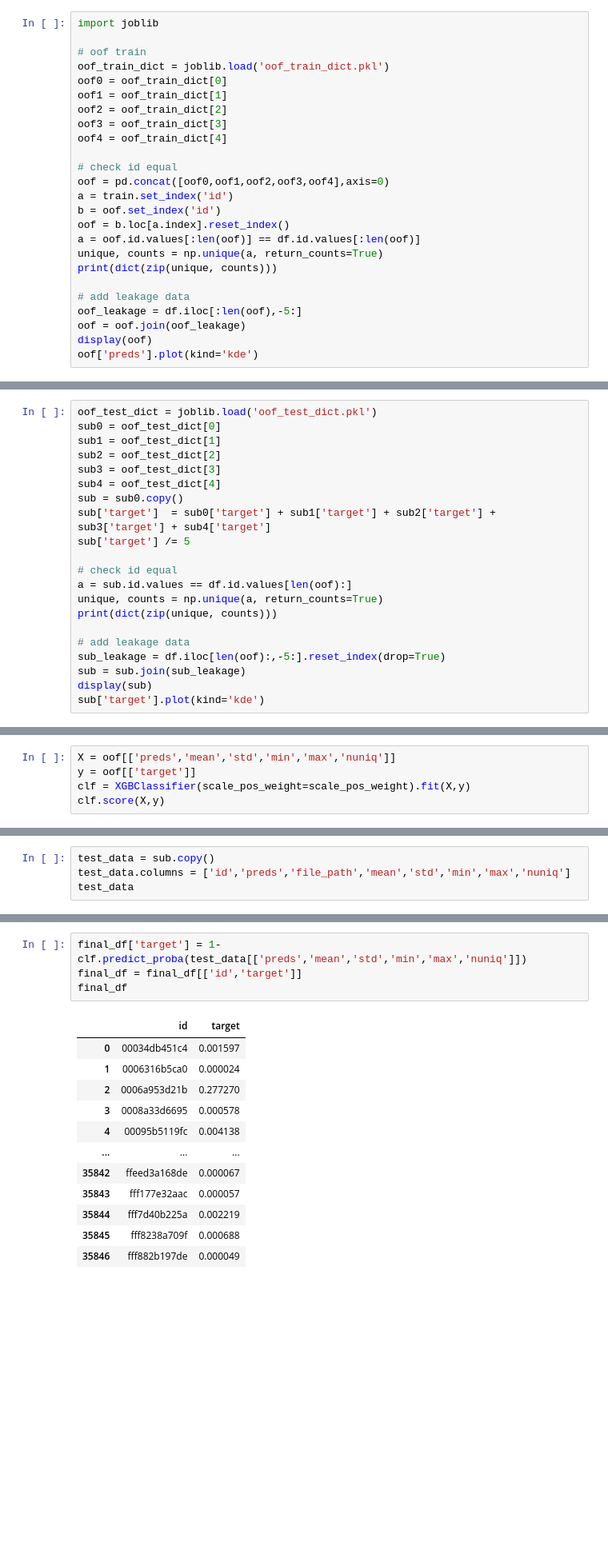
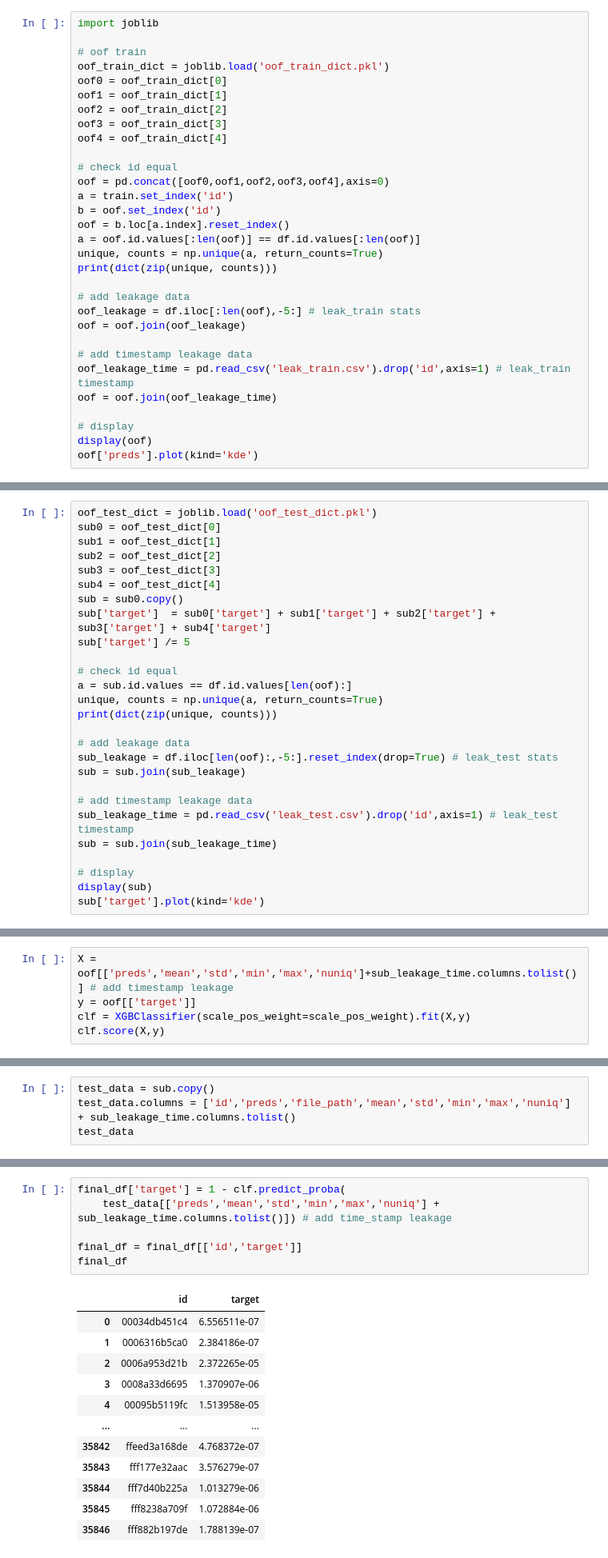
Before and after one commit to skywalker0803r/SETI-Breakthrough-Listen---E.T.-Signal-Search, a Jupyter notebook: dataleakag_knowledge_distillation.ipynb, the cells around one changed output, grey strips where cells are left out. Shown at 80% size. Drawn from its saved outputs; the diff is of its cells as text; blank space fills up the shorter version.

```diff
--- a/dataleakag_knowledge_distillation.ipynb
+++ b/dataleakag_knowledge_distillation.ipynb
@@ -117,8 +117,14 @@ unique, counts = np.unique(a, return_counts=True)
 print(dict(zip(unique, counts)))
 
 # add leakage data
-oof_leakage = df.iloc[:len(oof),-5:]
+oof_leakage = df.iloc[:len(oof),-5:] # leak_train stats
 oof = oof.join(oof_leakage)
+
+# add timestamp leakage data
+oof_leakage_time = pd.read_csv('leak_train.csv').drop('id',axis=1) # leak_train timestamp
+oof = oof.join(oof_leakage_time)
+
+# display
 display(oof)
 oof['preds'].plot(kind='kde')
 # %% [output]
@@ -157,8 +163,14 @@ unique, counts = np.unique(a, return_counts=True)
 print(dict(zip(unique, counts)))
 
 # add leakage data
-sub_leakage = df.iloc[len(oof):,-5:].reset_index(drop=True)
+sub_leakage = df.iloc[len(oof):,-5:].reset_index(drop=True) # leak_test stats
 sub = sub.join(sub_leakage)
+
+# add timestamp leakage data
+sub_leakage_time = pd.read_csv('leak_test.csv').drop('id',axis=1) # leak_test timestamp
+sub = sub.join(sub_leakage_time)
+
+# display
 display(sub)
 sub['target'].plot(kind='kde')
 # %% [output]
@@ -192,7 +204,7 @@ scale_pos_weight
 # %% [output]
 9.687047294418406
 # %%
-X = oof[['preds','mean','std','min','max','nuniq']]
+X = oof[['preds','mean','std','min','max','nuniq']+sub_leakage_time.columns.tolist()] # add timestamp leakage
 y = oof[['target']]
 clf = XGBClassifier(scale_pos_weight=scale_pos_weight).fit(X,y)
 clf.score(X,y)
@@ -203,6 +215,6 @@ clf.score(X,y)
 # final_prob
 # %%
 test_data = sub.copy()
-test_data.columns = ['id','preds','file_path','mean','std','min','max','nuniq']
+test_data.columns = ['id','preds','file_path','mean','std','min','max','nuniq'] + sub_leakage_time.columns.tolist()
 test_data
 # %% [output]
@@ -239,20 +251,22 @@ final_df
 # %%
-final_df['target'] = 1-clf.predict_proba(test_data[['preds','mean','std','min','max','nuniq']])
+final_df['target'] = 1 - clf.predict_proba(
+    test_data[['preds','mean','std','min','max','nuniq'] + sub_leakage_time.columns.tolist()]) # add time_stamp leakage
+
 final_df = final_df[['id','target']]
 final_df
 # %% [output]
 |  | id | target |
-| 0 | 00034db451c4 | 0.001597 |
-| 1 | 0006316b5ca0 | 0.000024 |
-| 2 | 0006a953d21b | 0.277270 |
-| 3 | 0008a33d6695 | 0.000578 |
-| 4 | 00095b5119fc | 0.004138 |
+| 0 | 00034db451c4 | 6.556511e-07 |
+| 1 | 0006316b5ca0 | 2.384186e-07 |
+| 2 | 0006a953d21b | 2.372265e-05 |
+| 3 | 0008a33d6695 | 1.370907e-06 |
+| 4 | 00095b5119fc | 1.513958e-05 |
 | ... | ... | ... |
-| 35842 | ffeed3a168de | 0.000067 |
-| 35843 | fff177e32aac | 0.000057 |
-| 35844 | fff7d40b225a | 0.002219 |
-| 35845 | fff8238a709f | 0.000688 |
-| 35846 | fff882b197de | 0.000049 |
+| 35842 | ffeed3a168de | 4.768372e-07 |
+| 35843 | fff177e32aac | 3.576279e-07 |
+| 35844 | fff7d40b225a | 1.013279e-06 |
+| 35845 | fff8238a709f | 1.072884e-06 |
+| 35846 | fff882b197de | 1.788139e-07 |
 35847 rows × 2 columns
 # %%
 final_df['target'].plot(kind='kde')
```
Also changed, not shown: parts of 7 cells of this notebook.
